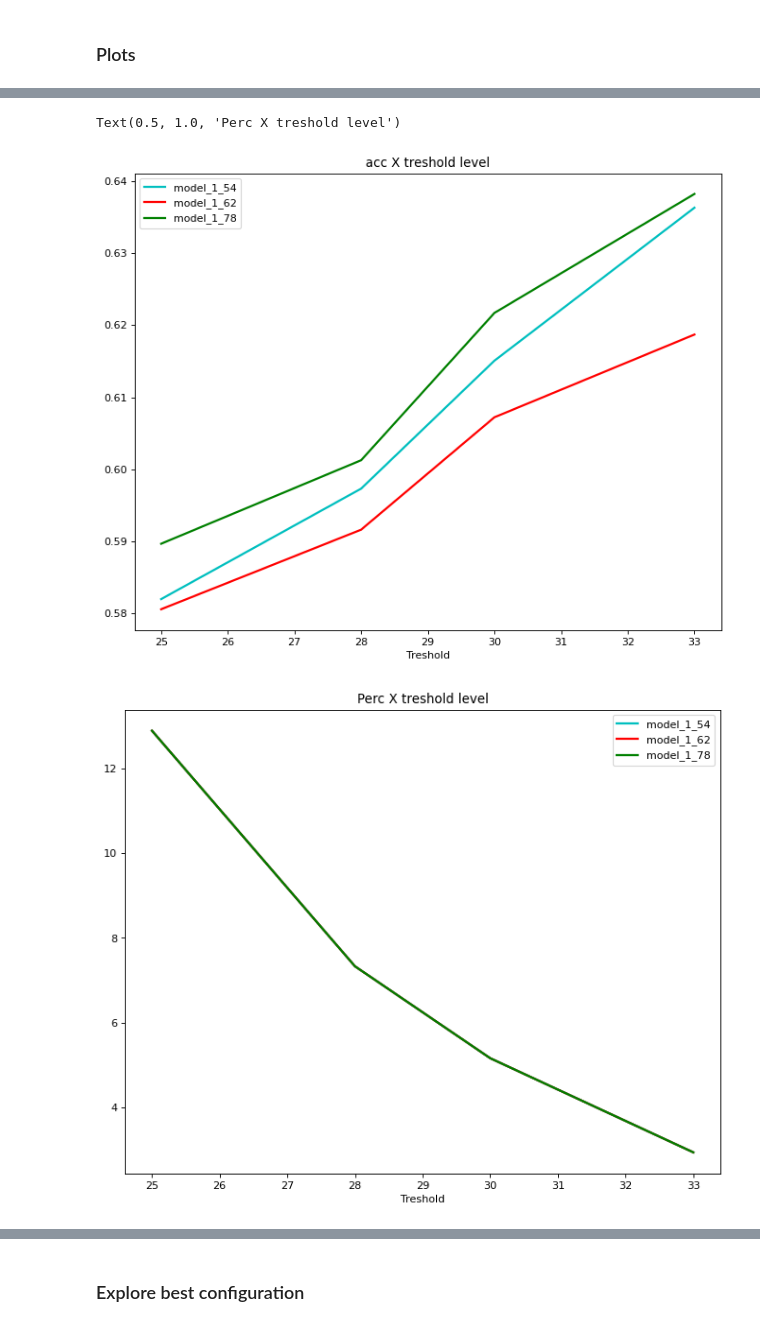
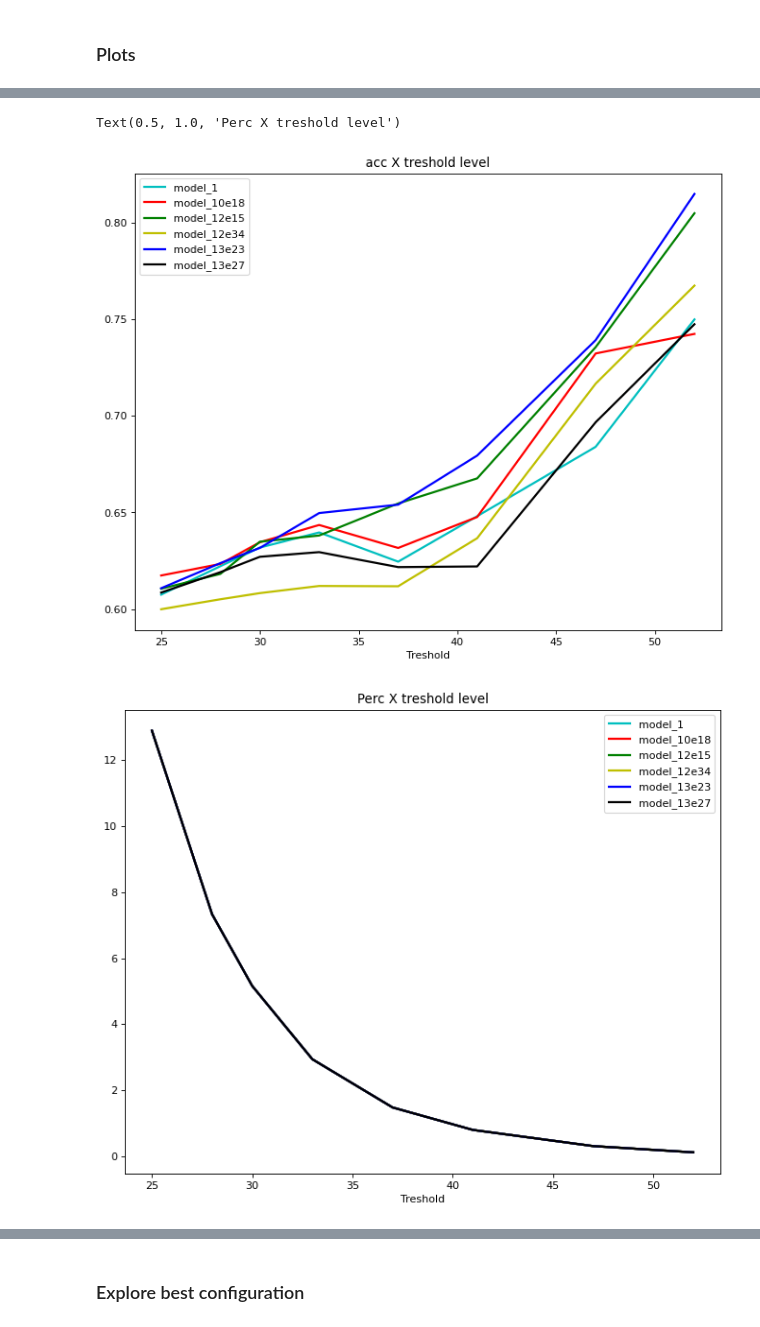
Before and after one commit to giorgiobini/RIME, a Jupyter notebook: src/decide_best_model.ipynb, the cells around one changed output, grey strips where cells are left out. Cells and saved outputs as stored; diff of their text form; code cells hidden in the pictures.

```diff
--- a/src/decide_best_model.ipynb
+++ b/src/decide_best_model.ipynb
@@ -39,7 +39,7 @@ intarna = intarna.reset_index(drop = True)
 intarna['couples'] = intarna.id1.str.extractall('(.*)_(.*)').reset_index(drop = True)[0]
 intarna['couples'] = intarna['couples'].astype(int)
 # %%
-MODEL = 'BERT' #NT
+MODEL = 'NT' #NT
 
 if MODEL == 'BERT':
     checkpoint_dir = os.path.join(ROOT_DIR, 'checkpoints_bert')
@@ -661,9 +587,9 @@ def plot_bars(values, metric_labels, models_label, title):
     plt.show()
 # %%
 if MODEL == 'BERT':
-    best_models = ['model_1_54', 'model_1_62', 'model_1_78']
+    best_models = ['model_1_54', 'model_1_62', 'model_1_78', 'model_1_89']
 elif MODEL == 'NT':
-    best_models = ['model_1', 'model_10e18', 'model_12e15', 'model_12e34', 'model_13e23', 'model_13e27']# 'model_11', 'model_12e15'] 'intarna',
+    best_models = ['model_1', 'model_10e18', 'model_12e15', 'model_12e34', 'model_13e23', 'model_13e27']
 # %%
 set_to_print = ['easypos_easyneg_hardneg_not_in_train', 'easypos_smartneg', 'easypos_smartneg_not_in_train', 'easypos_smartneg_HQ_25', 'easypos_smartneg_not_in_train_HQ25']#, 'easypos_smartneg_not_in_train_55_conf', 'easypos_smartneg_not_in_train_65_conf']
 
@@ -735,5 +661,5 @@ Text(0.5, 1.0, 'Perc X confidence level')
 # %%
-conf_levels = ['easypos_smartneg_HQ_25', 'easypos_smartneg_HQ_28', 'easypos_smartneg_HQ_30', 'easypos_smartneg_HQ_33']
+conf_levels = ['easypos_smartneg_HQ_25', 'easypos_smartneg_HQ_28', 'easypos_smartneg_HQ_30', 'easypos_smartneg_HQ_33', 'easypos_smartneg_HQ_37', 'easypos_smartneg_HQ_41', 'easypos_smartneg_HQ_47', 'easypos_smartneg_HQ_52']
 metric = 'acc'
 
 plot_conf = {}
@@ -742,34 +668,34 @@ for model in best_models:
     plot_conf[model] = {}
     plot_conf[model][metric] = []
     plot_conf[model]['perc_data'] = []
     for conf_level in conf_levels:
         plot_conf[model][metric].append(results[conf_level][model][metric])
         plot_conf[model]['perc_data'].append(results[conf_level][model]['perc_data'])
 
 # -------------- -------------- --------------
 
 plt.figure(figsize=(10, 8), dpi=80)
 colors = 'crgybkm'
-confidences = np.array([25,28,30,33])
+confidences = np.array(tresholds)
 for i, model in enumerate(best_models):
     plt.plot(confidences, plot_conf[model][metric], label = model, linewidth=2, color = colors[i])
 
 plt.legend()
 plt.xlabel(f"Treshold")
 plt.title(f'{metric} X treshold level')
 
 # -------------- -------------- --------------
 
 plt.figure(figsize=(10, 8), dpi=80)
 colors = 'crgybkm'
-confidences = np.array([25,28,30,33])
+confidences = np.array(tresholds)
 for i, model in enumerate(best_models):
     plt.plot(confidences, plot_conf[best_models[0]]['perc_data'], label = model, linewidth=2, color = colors[i])
 
 plt.legend()
 plt.xlabel(f"Treshold")
 plt.title('Perc X treshold level')
 # %% [output]
 Text(0.5, 1.0, 'Perc X treshold level')
-[figure, old version]
+[figure, new version]
-[figure, old version]
+[figure, new version]
```
Also changed, not shown: parts of 9 cells of this notebook, 5 other files.
